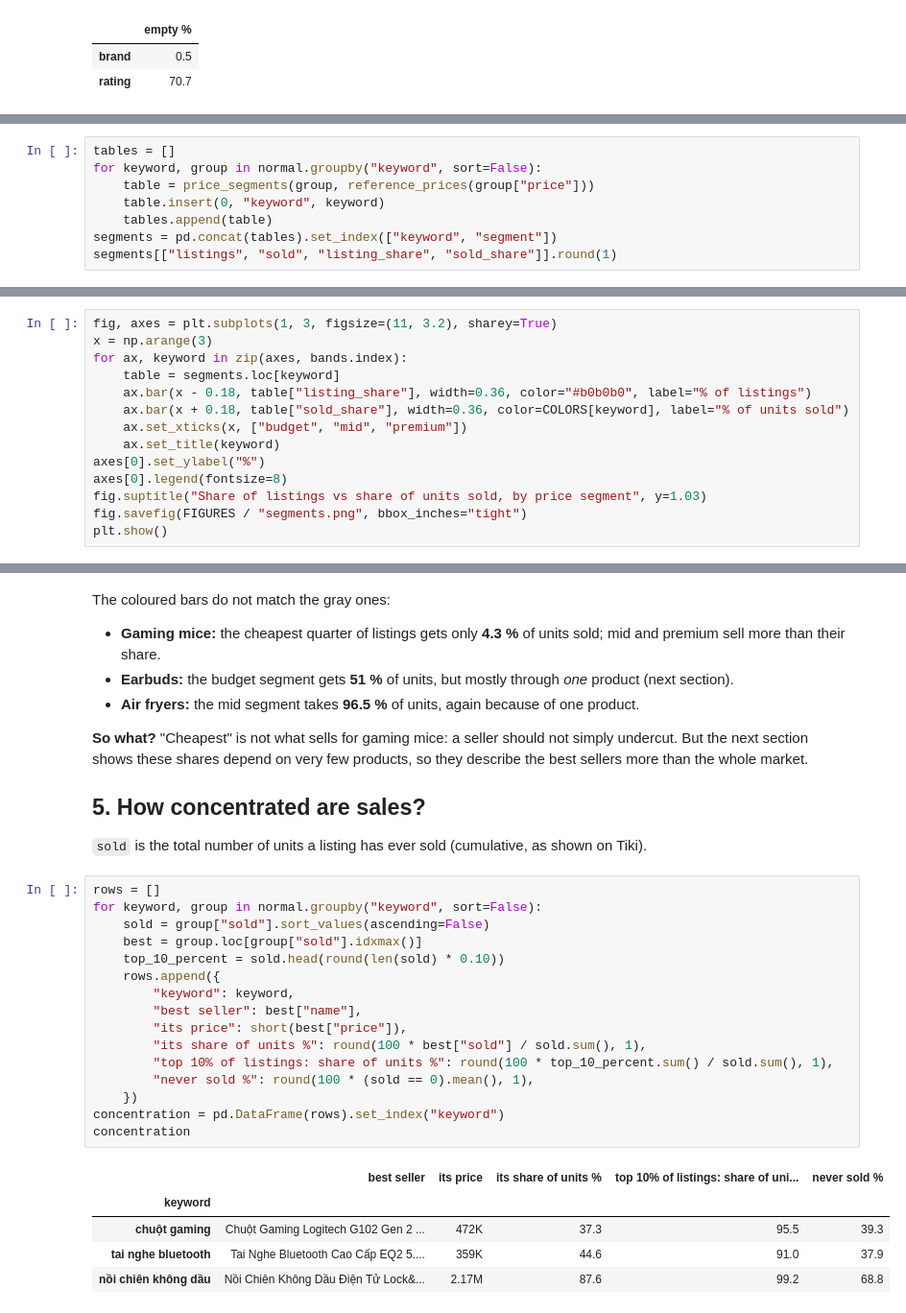
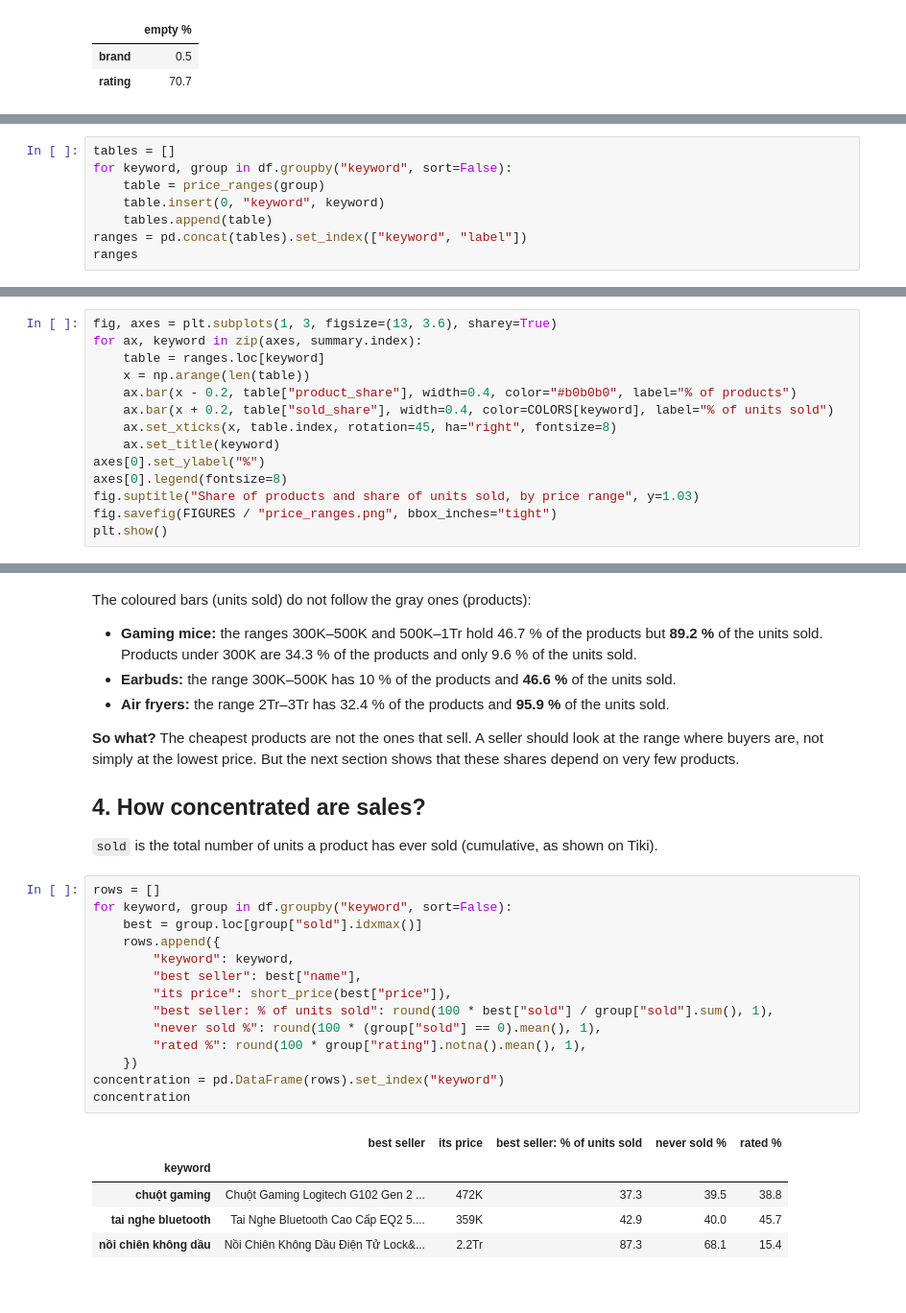
Before and after one commit to NamAnh-dev/Web-Crawler-for-E-commerce-Prices, a Jupyter notebook: notebooks/02_price_analysis.ipynb, the cells around one changed output, grey strips where cells are left out. Shown at 96% size. Saved outputs shown, nothing was run; the diff lists cells and outputs as text.

```diff
--- a/notebooks/02_price_analysis.ipynb
+++ b/notebooks/02_price_analysis.ipynb
@@ -191,9 +120,9 @@ Segments are cut at Q1 and Q3 (`analysis.price_segments`): **budget** (cheapest
 # %%
 tables = []
-for keyword, group in normal.groupby("keyword", sort=False):
-    table = price_segments(group, reference_prices(group["price"]))
+for keyword, group in df.groupby("keyword", sort=False):
+    table = price_ranges(group)
     table.insert(0, "keyword", keyword)
     tables.append(table)
-segments = pd.concat(tables).set_index(["keyword", "segment"])
-segments[["listings", "sold", "listing_share", "sold_share"]].round(1)
+ranges = pd.concat(tables).set_index(["keyword", "label"])
+ranges
 # %% [output]
@@ -211,15 +147,15 @@ segments[["listings", "sold", "listing_share", "sold_share"]].round(1)
 # %%
-fig, axes = plt.subplots(1, 3, figsize=(11, 3.2), sharey=True)
-x = np.arange(3)
-for ax, keyword in zip(axes, bands.index):
-    table = segments.loc[keyword]
-    ax.bar(x - 0.18, table["listing_share"], width=0.36, color="#b0b0b0", label="% of listings")
-    ax.bar(x + 0.18, table["sold_share"], width=0.36, color=COLORS[keyword], label="% of units sold")
-    ax.set_xticks(x, ["budget", "mid", "premium"])
+fig, axes = plt.subplots(1, 3, figsize=(13, 3.6), sharey=True)
+for ax, keyword in zip(axes, summary.index):
+    table = ranges.loc[keyword]
+    x = np.arange(len(table))
+    ax.bar(x - 0.2, table["product_share"], width=0.4, color="#b0b0b0", label="% of products")
+    ax.bar(x + 0.2, table["sold_share"], width=0.4, color=COLORS[keyword], label="% of units sold")
+    ax.set_xticks(x, table.index, rotation=45, ha="right", fontsize=8)
     ax.set_title(keyword)
 axes[0].set_ylabel("%")
 axes[0].legend(fontsize=8)
-fig.suptitle("Share of listings vs share of units sold, by price segment", y=1.03)
-fig.savefig(FIGURES / "segments.png", bbox_inches="tight")
+fig.suptitle("Share of products and share of units sold, by price range", y=1.03)
+fig.savefig(FIGURES / "price_ranges.png", bbox_inches="tight")
 plt.show()
 # %% [output]
@@ -227,34 +163,32 @@ plt.show()
 # %% [markdown]
-The coloured bars do not match the gray ones:
+The coloured bars (units sold) do not follow the gray ones (products):
 
-- **Gaming mice:** the cheapest quarter of listings gets only **4.3 %** of units sold; mid and premium sell more than their share.
-- **Earbuds:** the budget segment gets **51 %** of units, but mostly through *one* product (next section).
-- **Air fryers:** the mid segment takes **96.5 %** of units, again because of one product.
+- **Gaming mice:** the ranges 300K–500K and 500K–1Tr hold 46.7 % of the products but **89.2 %** of the units sold. Products under 300K are 34.3 % of the products and only 9.6 % of the units sold.
+- **Earbuds:** the range 300K–500K has 10 % of the products and **46.6 %** of the units sold.
+- **Air fryers:** the range 2Tr–3Tr has 32.4 % of the products and **95.9 %** of the units sold.
 
-**So what?** "Cheapest" is not what sells for gaming mice: a seller should not simply undercut. But the next section shows these shares depend on very few products, so they describe the best sellers more than the whole market.
+**So what?** The cheapest products are not the ones that sell. A seller should look at the range where buyers are, not simply at the lowest price. But the next section shows that these shares depend on very few products.
 
-## 5. How concentrated are sales?
+## 4. How concentrated are sales?
 
-`sold` is the total number of units a listing has ever sold (cumulative, as shown on Tiki).
+`sold` is the total number of units a product has ever sold (cumulative, as shown on Tiki).
 # %%
 rows = []
-for keyword, group in normal.groupby("keyword", sort=False):
-    sold = group["sold"].sort_values(ascending=False)
+for keyword, group in df.groupby("keyword", sort=False):
     best = group.loc[group["sold"].idxmax()]
-    top_10_percent = sold.head(round(len(sold) * 0.10))
     rows.append({
         "keyword": keyword,
         "best seller": best["name"],
-        "its price": short(best["price"]),
-        "its share of units %": round(100 * best["sold"] / sold.sum(), 1),
-        "top 10% of listings: share of units %": round(100 * top_10_percent.sum() / sold.sum(), 1),
-        "never sold %": round(100 * (sold == 0).mean(), 1),
+        "its price": short_price(best["price"]),
+        "best seller: % of units sold": round(100 * best["sold"] / group["sold"].sum(), 1),
+        "never sold %": round(100 * (group["sold"] == 0).mean(), 1),
+        "rated %": round(100 * group["rating"].notna().mean(), 1),
     })
 concentration = pd.DataFrame(rows).set_index("keyword")
 concentration
 # %% [output]
-|  | best seller | its price | its share of units % | top 10% of listings: share of uni... | never sold % |
+|  | best seller | its price | best seller: % of units sold | never sold % | rated % |
 | keyword |  |  |  |  |  |
-| chuột gaming | Chuột Gaming Logitech G102 Gen 2 ... | 472K | 37.3 | 95.5 | 39.3 |
-| tai nghe bluetooth | Tai Nghe Bluetooth Cao Cấp EQ2 5.... | 359K | 44.6 | 91.0 | 37.9 |
-| nồi chiên không dầu | Nồi Chiên Không Dầu Điện Tử Lock&... | 2.17M | 87.6 | 99.2 | 68.8 |
+| chuột gaming | Chuột Gaming Logitech G102 Gen 2 ... | 472K | 37.3 | 39.5 | 38.8 |
+| tai nghe bluetooth | Tai Nghe Bluetooth Cao Cấp EQ2 5.... | 359K | 42.9 | 40.0 | 45.7 |
+| nồi chiên không dầu | Nồi Chiên Không Dầu Điện Tử Lock&... | 2.2Tr | 87.3 | 68.1 | 15.4 |
```
Also changed, not shown: parts of 26 cells of this notebook, 8 other files.
